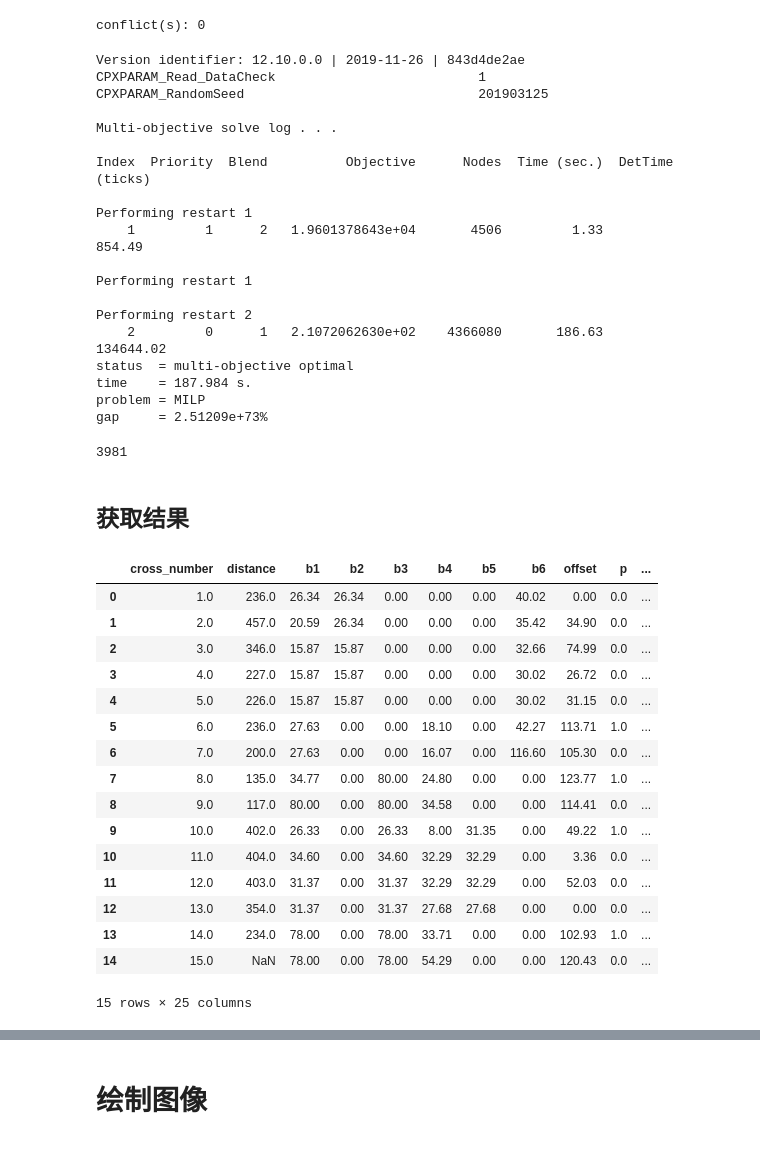
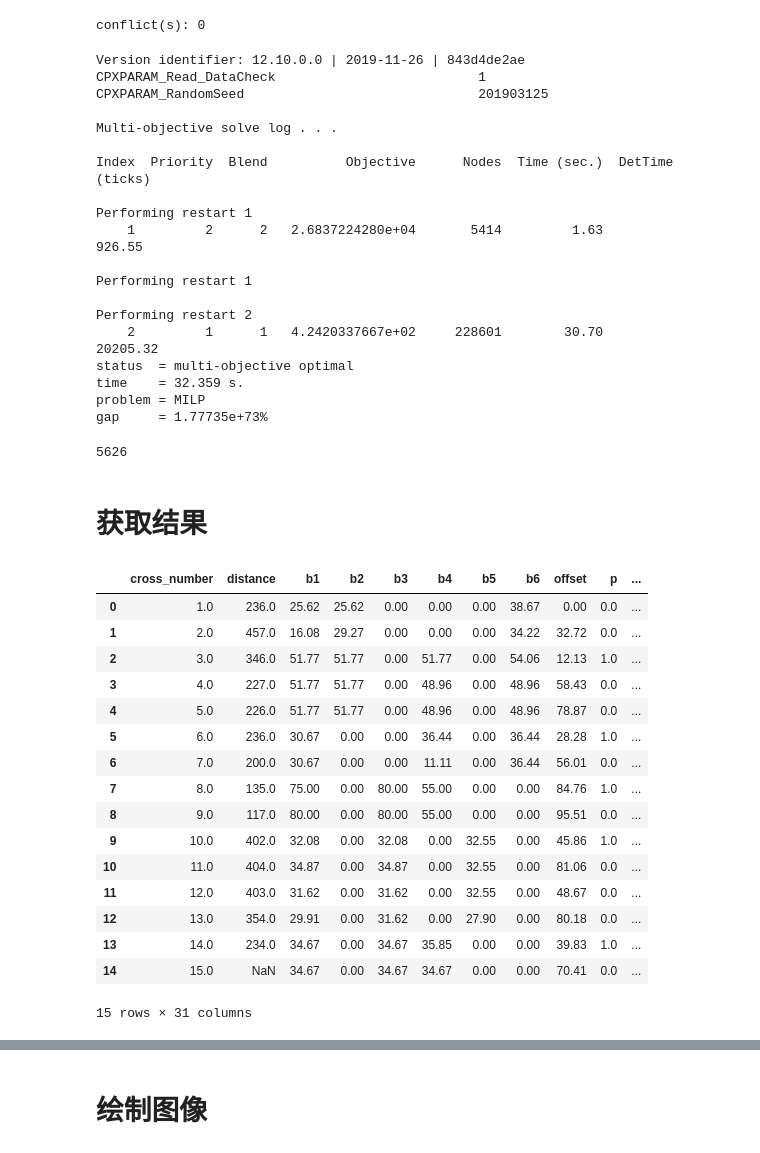
Before and after one commit to eeeecj/LMPband, a Jupyter notebook: proposed-variablespeed and bus.ipynb, the cells around one changed output, grey strips where cells are left out. Saved outputs shown, nothing was run; the diff lists cells and outputs as text; code cells hidden in the pictures.

```diff
--- a/proposed-variablespeed and bus.ipynb
+++ b/proposed-variablespeed and bus.ipynb
@@ -498,3 +634,19 @@ for k in range(num):
+# %%
+
+for k in range(num-1):
+    mdl.add_constraint(o[k] + srf[0, k] + wb[0, k] + tb[0, k] <=
+                            o[k + 1] + srf[0, k+1] + wb[0, k + 1] + nb[0, k + 1]+M*p[k+1])
+    mdl.add_constraint(o[k] + srf[0, k] + wb[0, k] + tb[0, k]  >=
+                            o[k + 1] + srf[0, k+1] + wb[0, k + 1] + nb[0, k + 1] - M*p[k+1])
+
+    mdl.add_constraints([bb[0,k]/2-M*p[k+1]<=wb[0,k+1],wb[0,k+1]<=sg[0,k+1]-bb[0,k]/2+M*p[k+1]])
+
+    mdl.add_constraint(o[k] + srf[1, k] + wb[1, k] + nb[1, k] >=
+                            o[k + 1] + srf[1, k+1] + wb[1, k + 1] + tb[1, k] - M * p[k+1] )
+    mdl.add_constraint(o[k] + srf[1, k] + wb[1, k] + nb[1, k] <=
+                            o[k + 1] + srf[1, k+1] + wb[1, k + 1] + tb[1, k] + M * p[k+1])
+
+    mdl.add_constraints([bb[1,k+1]/2-M*p[k+1]<=wb[1,k],wb[1,k]<=sg[1,k]-bb[1,k+1]/2+M*p[k+1]])
 # %% [markdown]
 ### 速度波动约束
 # %% [markdown]
@@ -703,6 +855,7 @@ $$
 # %%
 sum_b = mdl.sum([qv[i] * b[i, k] for i in range(numr) for k in range(num)])
 sum_u = mdl.sum([qv[i] * u[i, k] for i in range(numr) for k in range(num)])
+sum_bb=mdl.sum_vars(bb)*qb[0]
 sum_v = sum_in+sum_on
 # %%
 refiner=ConflictRefiner()
@@ -711,7 +864,7 @@ res.display()
 # %% [output]
 conflict(s): 0
 # %%
-mdl.set_multi_objective("max",[sum_b,sum_u,sum_v],priorities=[1,1,0],weights=[5,-4,1])
+mdl.set_multi_objective("max",[sum_b+sum_bb,sum_u,sum_v],priorities=[2,2,1],weights=[5,-4,1])
 # mdl.set_multi_objective("max",[sum_b,sum_u],weights=[5,-4])
 sol = mdl.solve(log_output=True)
 print(sol.solve_details)
@@ -726,19 +879,19 @@ Multi-objective solve log . . .
 Index  Priority  Blend          Objective      Nodes  Time (sec.)  DetTime (ticks)
 
 Performing restart 1
-    1         1      2   1.9601378643e+04       4506         1.33           854.49
+    1         2      2   2.6837224280e+04       5414         1.63           926.55
 
 Performing restart 1
 
 Performing restart 2
-    2         0      1   2.1072062630e+02    4366080       186.63        134644.02
+    2         1      1   4.2420337667e+02     228601        30.70         20205.32
 status  = multi-objective optimal
-time    = 187.984 s.
+time    = 32.359 s.
 problem = MILP
-gap     = 2.51209e+73%
+gap     = 1.77735e+73%
-3981
+5626
 # %% [markdown]
-## 获取结果
+# 获取结果
 # %%
 o = sol.get_value_dict(o)
 w = sol.get_value_dict(w)
@@ -749,6 +902,9 @@ yp = sol.get_value_dict(yp)
 pc=sol.get_value_dict(pc)
 nt=sol.get_value_dict(nt)
 C=sol.get_value_dict(C)
+bb=sol.get_value_dict(bb)
+wb=sol.get_value_dict(wb)
+nb=sol.get_value_dict(nb)
 # %%
 Df=[[i for i in range(1,num+1)]]
 Df+=[[d[i] for i in range(num-1)] + [np.nan]]
@@ -760,46 +916,56 @@ Df+=[[y[i,k] for k in range(num)] for i in range(numr)]
 Df+=[[1/z[k] for k in range(num)]]
 Df+=[[u[i,k] for k in range(num)] for i in range(numr)]
 # Df+=[[yp[i,k,j] for k in range(num)] for j in range(lin_num) for i in range(2)]
+Df+=[[bb[i,k] for k in range(num)] for i in range(2)]
+Df+=[[(dw[i,k])/z[k]+dwt for k in range(num-1)]+[np.nan] for i in range(2)]
+Df+=[[tb[i,k]/z[k] for k in range(num-1)]+[np.nan] for i in range(2)]
 Df=np.array(Df)
 Df=Df.T
 Df=pd.DataFrame(Df)
 cols=["cross_number"]
 cols+=["distance"]
 cols+=["b"+str(i) for i in range(1,numr+1)]
 cols+=["offset","p"]
 cols+=["t"+str(i) for i in range(1,3)]
 cols+=["y"+str(i) for i in range(1,numr+1)]
 cols+=["z"]
 cols+=["u"+str(i) for i in range(1,numr+1)]
 # cols+=["yp_on_"+str(i) for i in range(1,lin_num+1)]
 # cols+=["yp_in_"+str(i) for i in range(1,lin_num+1)]
+
+cols+=["bb"+str(i) for i in range(1,3)]
+cols+=["dw"+str(i) for i in range(1,3)]
+cols+=["tb"+str(i) for i in range(1,3)]
+
 Df.columns=cols
 
 Df["offset"] = Df.offset * Df.z
 Df["t1"] = Df.t1 * Df.z
 Df["t2"] = Df.t2 * Df.z
 Df["b1"] = Df.b1 * Df.z
 Df["b2"] = Df.b2 * Df.z
 Df["b3"] = Df.b3 * Df.z
 Df["b4"] = Df.b4 * Df.z
 Df["b5"] = Df.b5 * Df.z
 Df["b6"] = Df.b6 * Df.z
+Df["bb1"]=Df.bb1*Df.z
+Df["bb2"]=Df.bb2*Df.z
 Df.round(2)
 # %% [output]
 |  | cross_number | distance | b1 | b2 | b3 | b4 | b5 | b6 | offset | p | ... |
-| 0 | 1.0 | 236.0 | 26.34 | 26.34 | 0.00 | 0.00 | 0.00 | 40.02 | 0.00 | 0.0 | ... |
-| 1 | 2.0 | 457.0 | 20.59 | 26.34 | 0.00 | 0.00 | 0.00 | 35.42 | 34.90 | 0.0 | ... |
-| 2 | 3.0 | 346.0 | 15.87 | 15.87 | 0.00 | 0.00 | 0.00 | 32.66 | 74.99 | 0.0 | ... |
-| 3 | 4.0 | 227.0 | 15.87 | 15.87 | 0.00 | 0.00 | 0.00 | 30.02 | 26.72 | 0.0 | ... |
-| 4 | 5.0 | 226.0 | 15.87 | 15.87 | 0.00 | 0.00 | 0.00 | 30.02 | 31.15 | 0.0 | ... |
-| 5 | 6.0 | 236.0 | 27.63 | 0.00 | 0.00 | 18.10 | 0.00 | 42.27 | 113.71 | 1.0 | ... |
-| 6 | 7.0 | 200.0 | 27.63 | 0.00 | 0.00 | 16.07 | 0.00 | 116.60 | 105.30 | 0.0 | ... |
-| 7 | 8.0 | 135.0 | 34.77 | 0.00 | 80.00 | 24.80 | 0.00 | 0.00 | 123.77 | 1.0 | ... |
-| 8 | 9.0 | 117.0 | 80.00 | 0.00 | 80.00 | 34.58 | 0.00 | 0.00 | 114.41 | 0.0 | ... |
-| 9 | 10.0 | 402.0 | 26.33 | 0.00 | 26.33 | 8.00 | 31.35 | 0.00 | 49.22 | 1.0 | ... |
-| 10 | 11.0 | 404.0 | 34.60 | 0.00 | 34.60 | 32.29 | 32.29 | 0.00 | 3.36 | 0.0 | ... |
-| 11 | 12.0 | 403.0 | 31.37 | 0.00 | 31.37 | 32.29 | 32.29 | 0.00 | 52.03 | 0.0 | ... |
-| 12 | 13.0 | 354.0 | 31.37 | 0.00 | 31.37 | 27.68 | 27.68 | 0.00 | 0.00 | 0.0 | ... |
-| 13 | 14.0 | 234.0 | 78.00 | 0.00 | 78.00 | 33.71 | 0.00 | 0.00 | 102.93 | 1.0 | ... |
-| 14 | 15.0 | NaN | 78.00 | 0.00 | 78.00 | 54.29 | 0.00 | 0.00 | 120.43 | 0.0 | ... |
+| 0 | 1.0 | 236.0 | 25.62 | 25.62 | 0.00 | 0.00 | 0.00 | 38.67 | 0.00 | 0.0 | ... |
+| 1 | 2.0 | 457.0 | 16.08 | 29.27 | 0.00 | 0.00 | 0.00 | 34.22 | 32.72 | 0.0 | ... |
+| 2 | 3.0 | 346.0 | 51.77 | 51.77 | 0.00 | 51.77 | 0.00 | 54.06 | 12.13 | 1.0 | ... |
+| 3 | 4.0 | 227.0 | 51.77 | 51.77 | 0.00 | 48.96 | 0.00 | 48.96 | 58.43 | 0.0 | ... |
+| 4 | 5.0 | 226.0 | 51.77 | 51.77 | 0.00 | 48.96 | 0.00 | 48.96 | 78.87 | 0.0 | ... |
+| 5 | 6.0 | 236.0 | 30.67 | 0.00 | 0.00 | 36.44 | 0.00 | 36.44 | 28.28 | 1.0 | ... |
+| 6 | 7.0 | 200.0 | 30.67 | 0.00 | 0.00 | 11.11 | 0.00 | 36.44 | 56.01 | 0.0 | ... |
+| 7 | 8.0 | 135.0 | 75.00 | 0.00 | 80.00 | 55.00 | 0.00 | 0.00 | 84.76 | 1.0 | ... |
+| 8 | 9.0 | 117.0 | 80.00 | 0.00 | 80.00 | 55.00 | 0.00 | 0.00 | 95.51 | 0.0 | ... |
+| 9 | 10.0 | 402.0 | 32.08 | 0.00 | 32.08 | 0.00 | 32.55 | 0.00 | 45.86 | 1.0 | ... |
+| 10 | 11.0 | 404.0 | 34.87 | 0.00 | 34.87 | 0.00 | 32.55 | 0.00 | 81.06 | 0.0 | ... |
+| 11 | 12.0 | 403.0 | 31.62 | 0.00 | 31.62 | 0.00 | 32.55 | 0.00 | 48.67 | 0.0 | ... |
+| 12 | 13.0 | 354.0 | 29.91 | 0.00 | 31.62 | 0.00 | 27.90 | 0.00 | 80.18 | 0.0 | ... |
+| 13 | 14.0 | 234.0 | 34.67 | 0.00 | 34.67 | 35.85 | 0.00 | 0.00 | 39.83 | 1.0 | ... |
+| 14 | 15.0 | NaN | 34.67 | 0.00 | 34.67 | 34.67 | 0.00 | 0.00 | 70.41 | 0.0 | ... |
-15 rows × 25 columns
+15 rows × 31 columns
```
Also changed, not shown: parts of 36 cells of this notebook, 2 other files.
